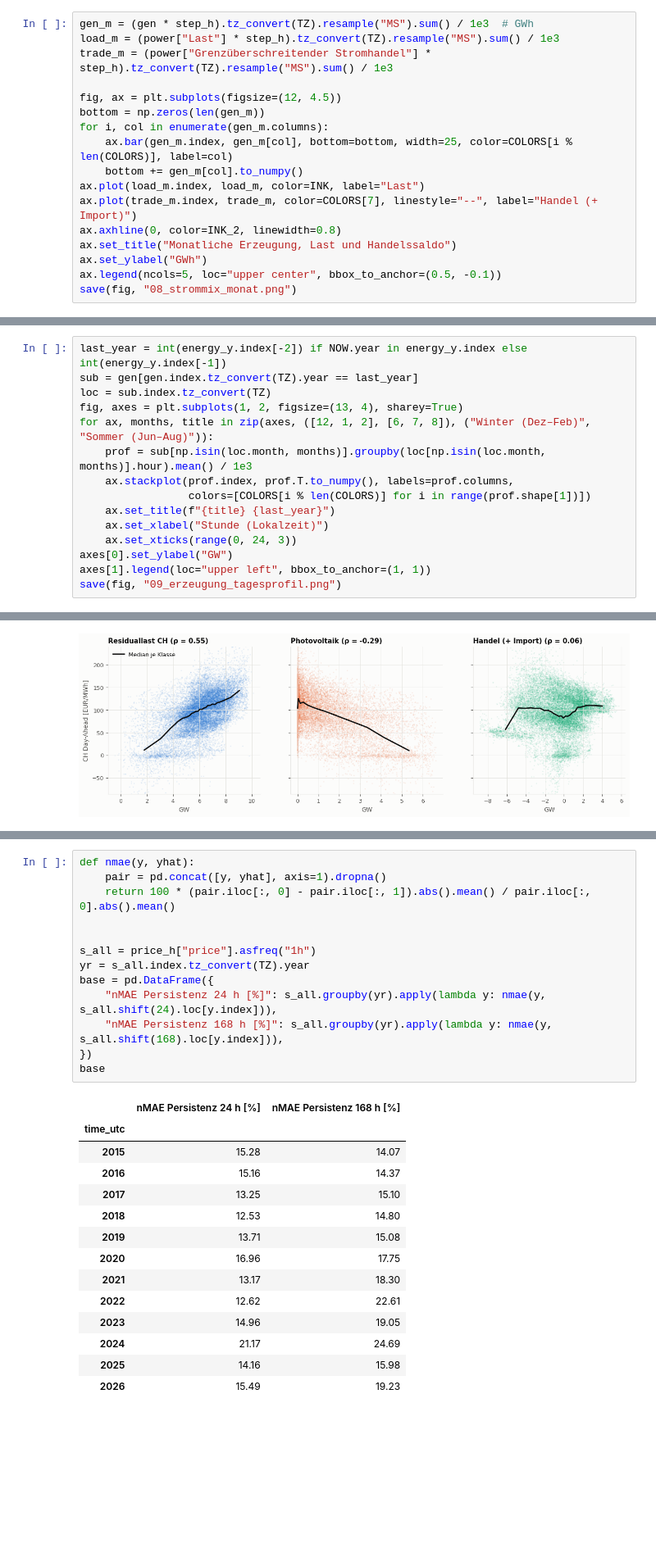
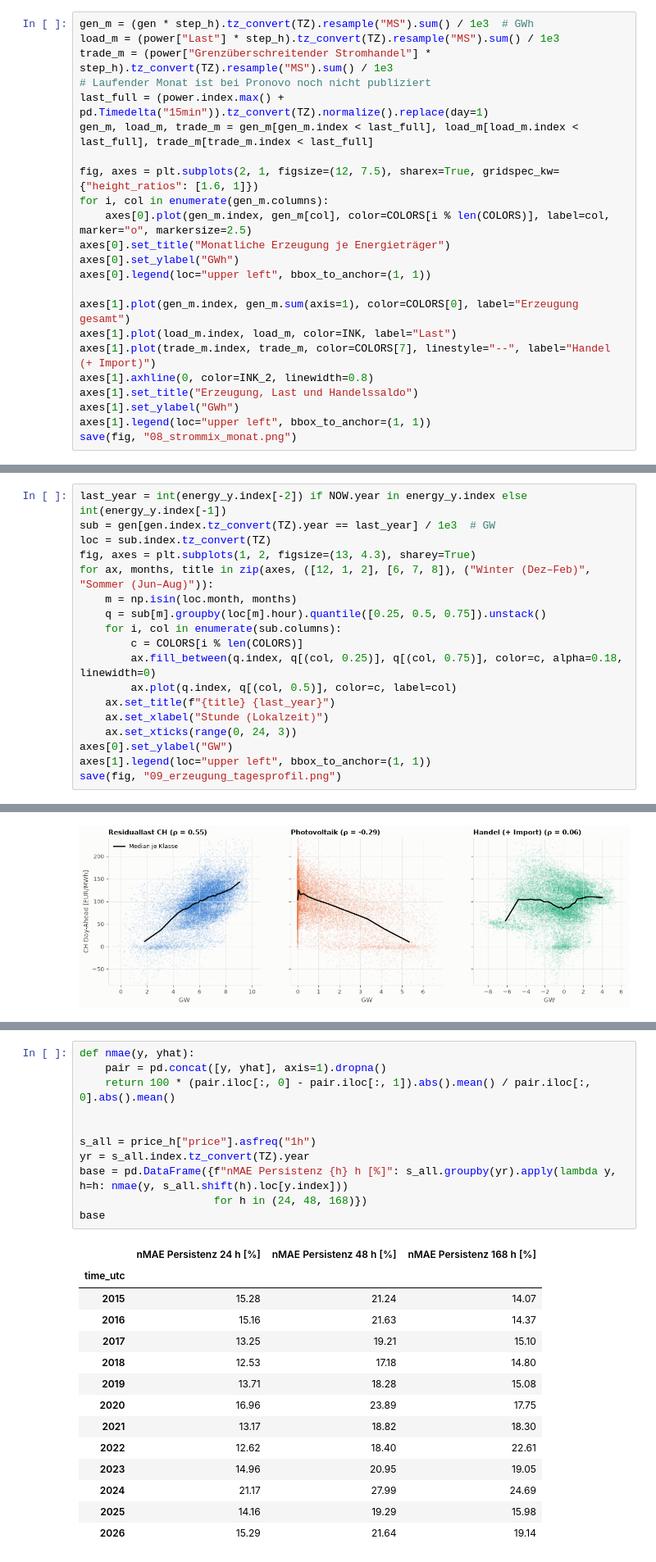
Before and after one commit to aaron04648/AI-EMS, a Jupyter notebook: notebooks/01_data_understanding.ipynb, the cells around one changed output, grey strips where cells are left out. Shown at 82% size. Saved outputs shown, nothing was run; the diff lists cells and outputs as text; blank space fills up the shorter version.

```diff
--- a/notebooks/01_data_understanding.ipynb
+++ b/notebooks/01_data_understanding.ipynb
@@ -639,17 +611,23 @@ Abhängigkeit vom Ausland ist ein wichtiger Grund, warum der CH-Preis eng an den
 gen_m = (gen * step_h).tz_convert(TZ).resample("MS").sum() / 1e3  # GWh
 load_m = (power["Last"] * step_h).tz_convert(TZ).resample("MS").sum() / 1e3
 trade_m = (power["Grenzüberschreitender Stromhandel"] * step_h).tz_convert(TZ).resample("MS").sum() / 1e3
+# Laufender Monat ist bei Pronovo noch nicht publiziert
+last_full = (power.index.max() + pd.Timedelta("15min")).tz_convert(TZ).normalize().replace(day=1)
+gen_m, load_m, trade_m = gen_m[gen_m.index < last_full], load_m[load_m.index < last_full], trade_m[trade_m.index < last_full]
 
-fig, ax = plt.subplots(figsize=(12, 4.5))
-bottom = np.zeros(len(gen_m))
+fig, axes = plt.subplots(2, 1, figsize=(12, 7.5), sharex=True, gridspec_kw={"height_ratios": [1.6, 1]})
 for i, col in enumerate(gen_m.columns):
-    ax.bar(gen_m.index, gen_m[col], bottom=bottom, width=25, color=COLORS[i % len(COLORS)], label=col)
-    bottom += gen_m[col].to_numpy()
-ax.plot(load_m.index, load_m, color=INK, label="Last")
-ax.plot(trade_m.index, trade_m, color=COLORS[7], linestyle="--", label="Handel (+ Import)")
-ax.axhline(0, color=INK_2, linewidth=0.8)
-ax.set_title("Monatliche Erzeugung, Last und Handelssaldo")
-ax.set_ylabel("GWh")
-ax.legend(ncols=5, loc="upper center", bbox_to_anchor=(0.5, -0.1))
+    axes[0].plot(gen_m.index, gen_m[col], color=COLORS[i % len(COLORS)], label=col, marker="o", markersize=2.5)
+axes[0].set_title("Monatliche Erzeugung je Energieträger")
+axes[0].set_ylabel("GWh")
+axes[0].legend(loc="upper left", bbox_to_anchor=(1, 1))
+
+axes[1].plot(gen_m.index, gen_m.sum(axis=1), color=COLORS[0], label="Erzeugung gesamt")
+axes[1].plot(load_m.index, load_m, color=INK, label="Last")
+axes[1].plot(trade_m.index, trade_m, color=COLORS[7], linestyle="--", label="Handel (+ Import)")
+axes[1].axhline(0, color=INK_2, linewidth=0.8)
+axes[1].set_title("Erzeugung, Last und Handelssaldo")
+axes[1].set_ylabel("GWh")
+axes[1].legend(loc="upper left", bbox_to_anchor=(1, 1))
 save(fig, "08_strommix_monat.png")
 # %% [output]
@@ -659,12 +639,15 @@ save(fig, "08_strommix_monat.png")
 # %%
 last_year = int(energy_y.index[-2]) if NOW.year in energy_y.index else int(energy_y.index[-1])
-sub = gen[gen.index.tz_convert(TZ).year == last_year]
+sub = gen[gen.index.tz_convert(TZ).year == last_year] / 1e3  # GW
 loc = sub.index.tz_convert(TZ)
-fig, axes = plt.subplots(1, 2, figsize=(13, 4), sharey=True)
+fig, axes = plt.subplots(1, 2, figsize=(13, 4.3), sharey=True)
 for ax, months, title in zip(axes, ([12, 1, 2], [6, 7, 8]), ("Winter (Dez–Feb)", "Sommer (Jun–Aug)")):
-    prof = sub[np.isin(loc.month, months)].groupby(loc[np.isin(loc.month, months)].hour).mean() / 1e3
-    ax.stackplot(prof.index, prof.T.to_numpy(), labels=prof.columns,
-                 colors=[COLORS[i % len(COLORS)] for i in range(prof.shape[1])])
+    m = np.isin(loc.month, months)
+    q = sub[m].groupby(loc[m].hour).quantile([0.25, 0.5, 0.75]).unstack()
+    for i, col in enumerate(sub.columns):
+        c = COLORS[i % len(COLORS)]
+        ax.fill_between(q.index, q[(col, 0.25)], q[(col, 0.75)], color=c, alpha=0.18, linewidth=0)
+        ax.plot(q.index, q[(col, 0.5)], color=c, label=col)
     ax.set_title(f"{title} {last_year}")
     ax.set_xlabel("Stunde (Lokalzeit)")
     ax.set_xticks(range(0, 24, 3))
@@ -790,31 +810,29 @@ und „gleiche Stunde letzte Woche“ zeigen, wie viel ein Modell herausholen mu
 # %%
 def nmae(y, yhat):
     pair = pd.concat([y, yhat], axis=1).dropna()
     return 100 * (pair.iloc[:, 0] - pair.iloc[:, 1]).abs().mean() / pair.iloc[:, 0].abs().mean()
 
 
 s_all = price_h["price"].asfreq("1h")
 yr = s_all.index.tz_convert(TZ).year
-base = pd.DataFrame({
-    "nMAE Persistenz 24 h [%]": s_all.groupby(yr).apply(lambda y: nmae(y, s_all.shift(24).loc[y.index])),
-    "nMAE Persistenz 168 h [%]": s_all.groupby(yr).apply(lambda y: nmae(y, s_all.shift(168).loc[y.index])),
-})
+base = pd.DataFrame({f"nMAE Persistenz {h} h [%]": s_all.groupby(yr).apply(lambda y, h=h: nmae(y, s_all.shift(h).loc[y.index]))
+                     for h in (24, 48, 168)})
 base
 # %% [output]
-|  | nMAE Persistenz 24 h [%] | nMAE Persistenz 168 h [%] |
-| time_utc |  |  |
-| 2015 | 15.28 | 14.07 |
-| 2016 | 15.16 | 14.37 |
-| 2017 | 13.25 | 15.10 |
-| 2018 | 12.53 | 14.80 |
-| 2019 | 13.71 | 15.08 |
-| 2020 | 16.96 | 17.75 |
-| 2021 | 13.17 | 18.30 |
-| 2022 | 12.62 | 22.61 |
-| 2023 | 14.96 | 19.05 |
-| 2024 | 21.17 | 24.69 |
-| 2025 | 14.16 | 15.98 |
-| 2026 | 15.49 | 19.23 |
+|  | nMAE Persistenz 24 h [%] | nMAE Persistenz 48 h [%] | nMAE Persistenz 168 h [%] |
+| time_utc |  |  |  |
+| 2015 | 15.28 | 21.24 | 14.07 |
+| 2016 | 15.16 | 21.63 | 14.37 |
+| 2017 | 13.25 | 19.21 | 15.10 |
+| 2018 | 12.53 | 17.18 | 14.80 |
+| 2019 | 13.71 | 18.28 | 15.08 |
+| 2020 | 16.96 | 23.89 | 17.75 |
+| 2021 | 13.17 | 18.82 | 18.30 |
+| 2022 | 12.62 | 18.40 | 22.61 |
+| 2023 | 14.96 | 20.95 | 19.05 |
+| 2024 | 21.17 | 27.99 | 24.69 |
+| 2025 | 14.16 | 19.29 | 15.98 |
+| 2026 | 15.29 | 21.64 | 19.14 |
 # %% [markdown]
 ## 6 Fazit
 
```
Also changed, not shown: parts of 28 cells of this notebook, 15 other files.
